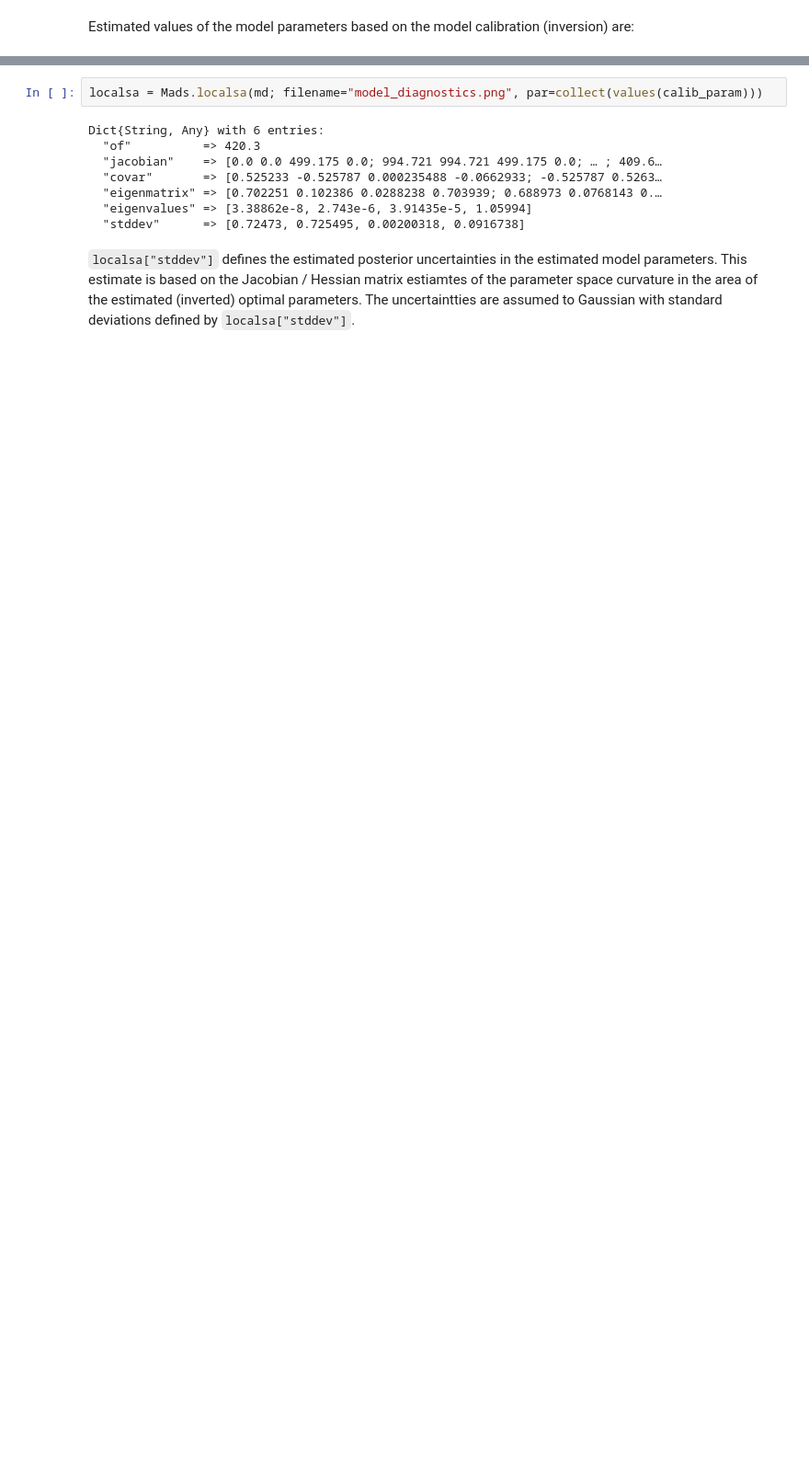
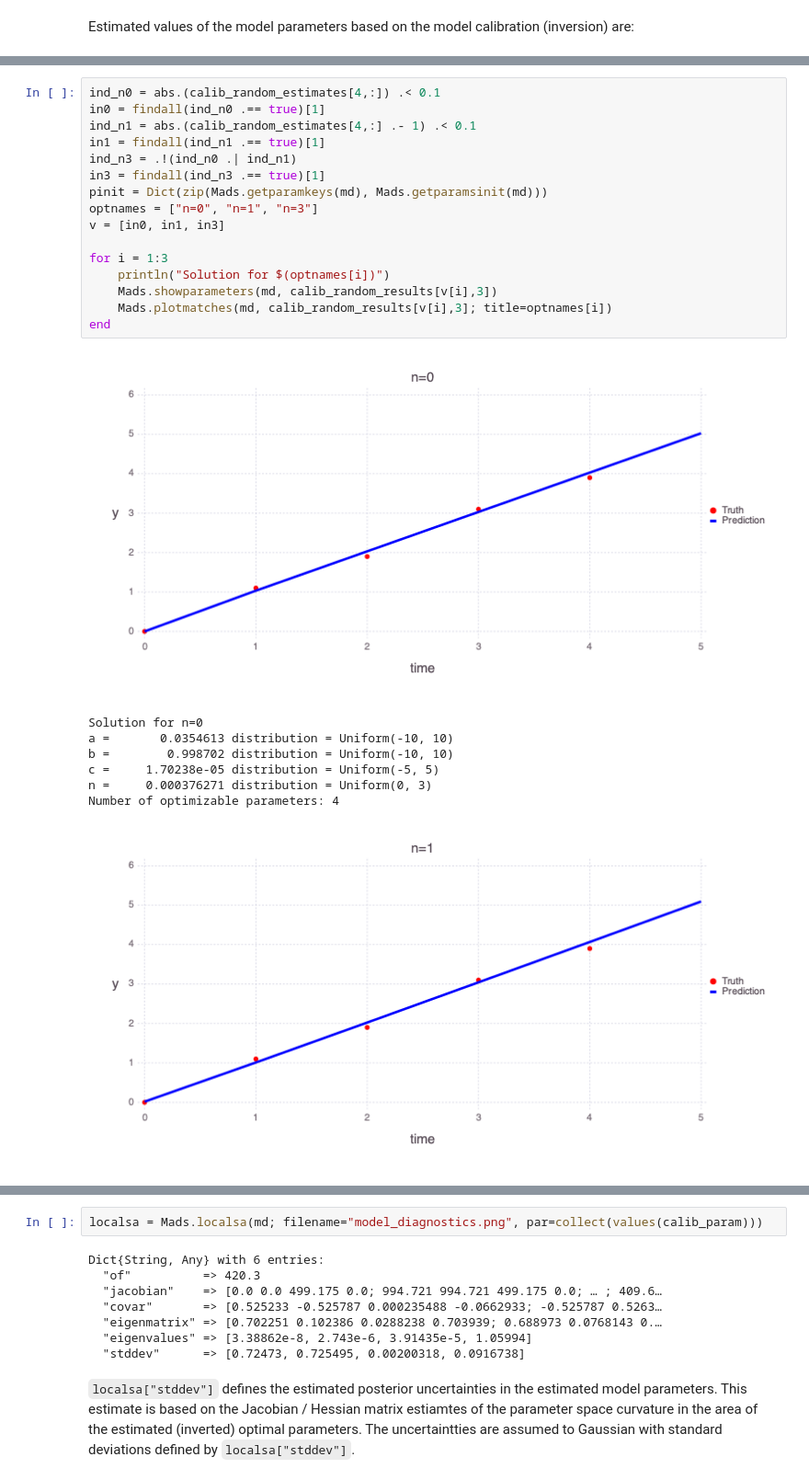
Before and after one commit to madsjulia/Mads.jl, a Jupyter notebook: notebooks/model_diagnostics/model_diagnostics.ipynb, the cells around one changed output, grey strips where cells are left out. Shown at 92% size. Cells and saved outputs as stored; diff of their text form; blank space fills up the shorter version.

```diff
--- a/notebooks/model_diagnostics/model_diagnostics.ipynb
+++ b/notebooks/model_diagnostics/model_diagnostics.ipynb
@@ -143,0 +200,25 @@ Number of optimizable parameters: 4
+# %%
+ind_n0 = abs.(calib_random_estimates[4,:]) .< 0.1
+in0 = findall(ind_n0 .== true)[1]
+ind_n1 = abs.(calib_random_estimates[4,:] .- 1) .< 0.1
+in1 = findall(ind_n1 .== true)[1]
+ind_n3 = .!(ind_n0 .| ind_n1)
+in3 = findall(ind_n3 .== true)[1]
+pinit = Dict(zip(Mads.getparamkeys(md), Mads.getparamsinit(md)))
+optnames = ["n=0", "n=1", "n=3"]
+v = [in0, in1, in3]
+
+for i = 1:3
+	println("Solution for $(optnames[i])")
+	Mads.showparameters(md, calib_random_results[v[i],3])
+	Mads.plotmatches(md, calib_random_results[v[i],3]; title=optnames[i])
+end
+# %% [output]
+[figure, added]
+Solution for n=0
+a =       0.0354613 distribution = Uniform(-10, 10)
+b =        0.998702 distribution = Uniform(-10, 10)
+c =     1.70238e-05 distribution = Uniform(-5, 5)
+n =     0.000376271 distribution = Uniform(0, 3)
+Number of optimizable parameters: 4
+[figure, added]
```
Also changed, not shown: parts of 38 cells of this notebook, 4 other files.
